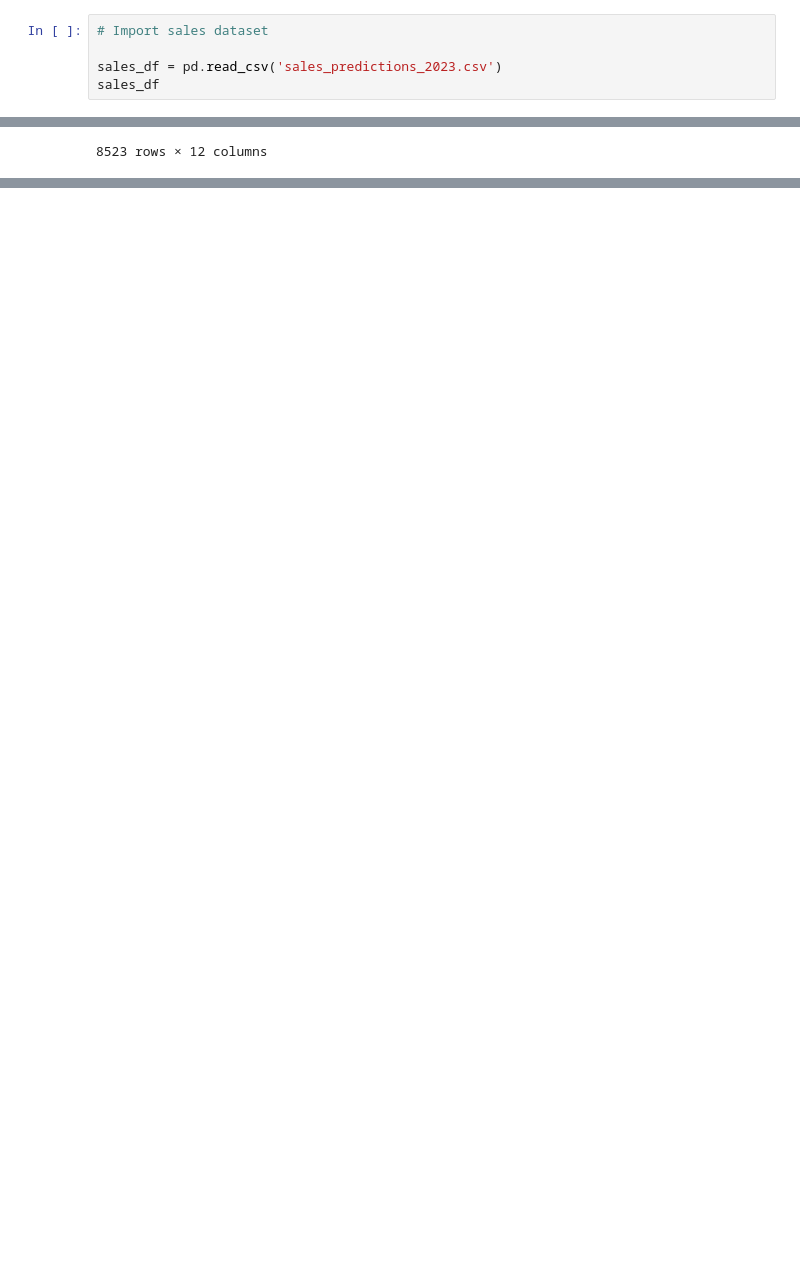
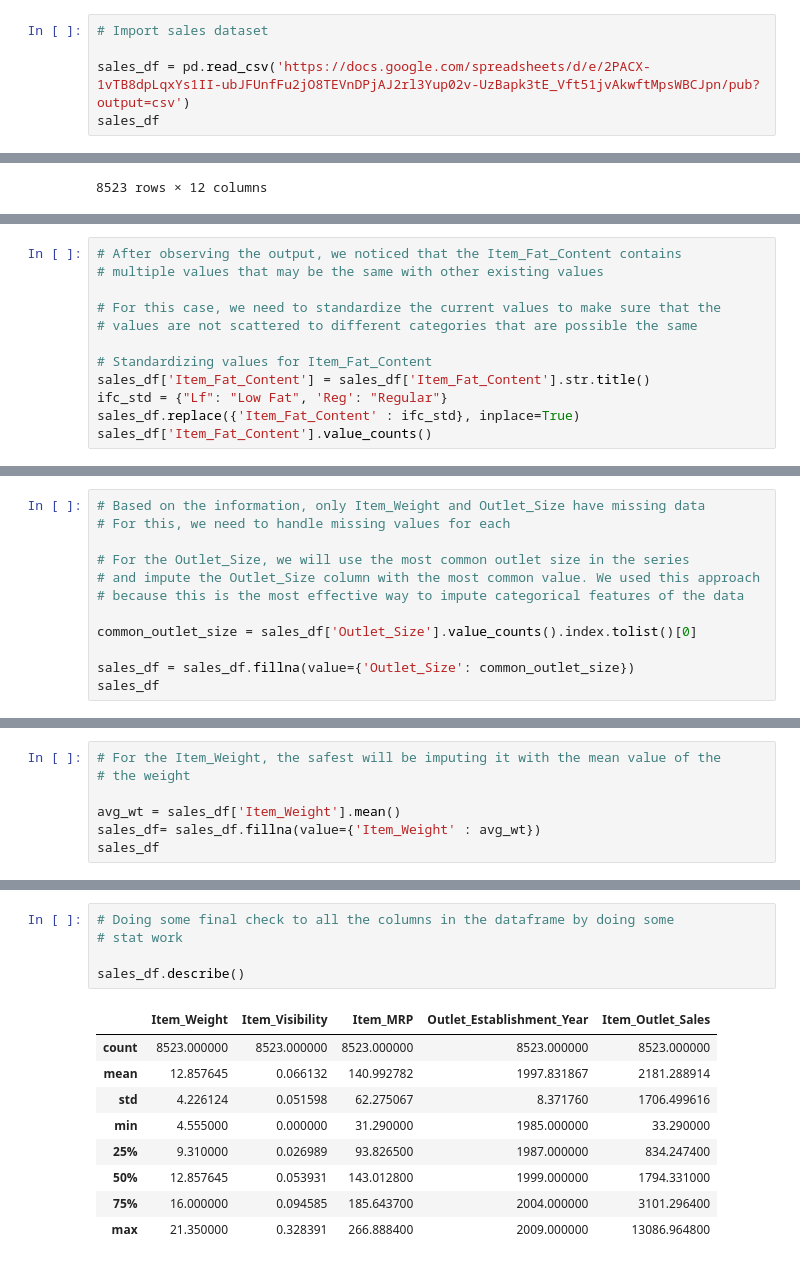
Before and after one commit to jpcanamaque/codingdojo-project, a Jupyter notebook: CodingDojo_Project.ipynb, the cells around one changed output, grey strips where cells are left out. Saved outputs shown, nothing was run; the diff lists cells and outputs as text; blank space fills up the shorter version.

Commit message:
Added data cleansing

```diff
--- a/CodingDojo_Project.ipynb
+++ b/CodingDojo_Project.ipynb
@@ -11,7 +11,7 @@ import pandas as pd
 # %%
 # Import sales dataset
 
-sales_df = pd.read_csv('sales_predictions_2023.csv')
+sales_df = pd.read_csv('https://docs.google.com/spreadsheets/d/e/2PACX-1vTB8dpLqxYs1II-ubJFUnfFu2jO8TEVnDPjAJ2rl3Yup02v-UzBapk3tE_Vft51jvAkwftMpsWBCJpn/pub?output=csv')
 sales_df
 # %% [output]
 |  | Item_Identifier | Item_Weight | Item_Fat_Content | Item_Visibility | Item_Type | Item_MRP | ... |
@@ -29,0 +152,12 @@ sales_df
+# %%
+# After observing the output, we noticed that the Item_Fat_Content contains
+# multiple values that may be the same with other existing values
+
+# For this case, we need to standardize the current values to make sure that the
+# values are not scattered to different categories that are possible the same
+
+# Standardizing values for Item_Fat_Content
+sales_df['Item_Fat_Content'] = sales_df['Item_Fat_Content'].str.title()
+ifc_std = {"Lf": "Low Fat", 'Reg': "Regular"}
+sales_df.replace({'Item_Fat_Content' : ifc_std}, inplace=True)
+sales_df['Item_Fat_Content'].value_counts()
@@ -29,0 +202,12 @@ sales_df
+# %%
+# Based on the information, only Item_Weight and Outlet_Size have missing data
+# For this, we need to handle missing values for each
+
+# For the Outlet_Size, we will use the most common outlet size in the series
+# and impute the Outlet_Size column with the most common value. We used this approach
+# because this is the most effective way to impute categorical features of the data
+
+common_outlet_size = sales_df['Outlet_Size'].value_counts().index.tolist()[0]
+
+sales_df = sales_df.fillna(value={'Outlet_Size': common_outlet_size})
+sales_df
@@ -29,0 +228,7 @@ sales_df
+# %%
+# For the Item_Weight, the safest will be imputing it with the mean value of the
+# the weight
+
+avg_wt = sales_df['Item_Weight'].mean()
+sales_df= sales_df.fillna(value={'Item_Weight' : avg_wt})
+sales_df
@@ -29,0 +276,15 @@ sales_df
+# %%
+# Doing some final check to all the columns in the dataframe by doing some
+# stat work
+
+sales_df.describe()
+# %% [output]
+|  | Item_Weight | Item_Visibility | Item_MRP | Outlet_Establishment_Year | Item_Outlet_Sales |
+| count | 8523.000000 | 8523.000000 | 8523.000000 | 8523.000000 | 8523.000000 |
+| mean | 12.857645 | 0.066132 | 140.992782 | 1997.831867 | 2181.288914 |
+| std | 4.226124 | 0.051598 | 62.275067 | 8.371760 | 1706.499616 |
+| min | 4.555000 | 0.000000 | 31.290000 | 1985.000000 | 33.290000 |
+| 25% | 9.310000 | 0.026989 | 93.826500 | 1987.000000 | 834.247400 |
+| 50% | 12.857645 | 0.053931 | 143.012800 | 1999.000000 | 1794.331000 |
+| 75% | 16.000000 | 0.094585 | 185.643700 | 2004.000000 | 3101.296400 |
+| max | 21.350000 | 0.328391 | 266.888400 | 2009.000000 | 13086.964800 |
```
Also changed, not shown: parts of 14 cells of this notebook.
